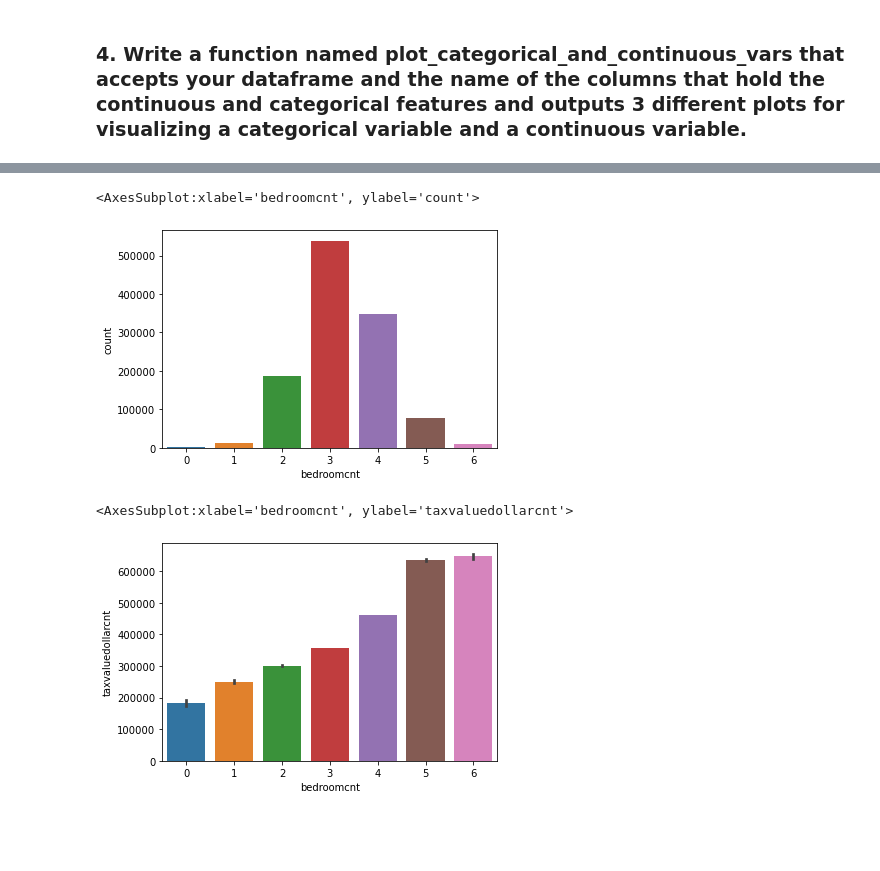
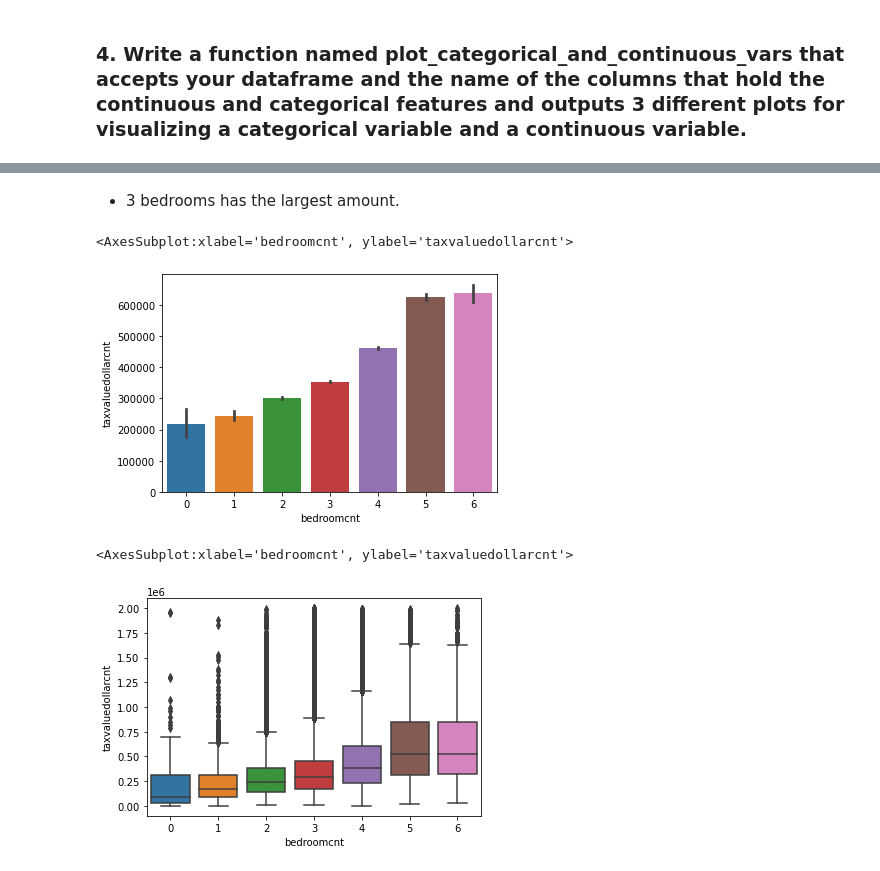
Before and after one commit to Chenchen070/regression, a Jupyter notebook: exploration_exercises.ipynb, the cells around one changed output, grey strips where cells are left out. Cells and saved outputs as stored; diff of their text form; code cells hidden in the pictures; blank space fills up the shorter version.

```diff
--- a/exploration_exercises.ipynb
+++ b/exploration_exercises.ipynb
@@ -86,5 +95,7 @@ continuous_vars = ['calculatedfinishedsquarefeet', 'taxvaluedollarcnt', 'taxamou
+# %% [markdown]
+* 3 bedrooms has the largest amount.
 # %%
-sns.countplot(data = train, x ='bedroomcnt')
+sns.barplot(data = train.sample(100000, random_state=123), x ='bedroomcnt', y = 'taxvaluedollarcnt')
 # %% [output]
-<AxesSubplot:xlabel='bedroomcnt', ylabel='count'>
+<AxesSubplot:xlabel='bedroomcnt', ylabel='taxvaluedollarcnt'>
-[figure, old version]
+[figure, new version]
@@ -91,5 +104,5 @@ sns.countplot(data = train, x ='bedroomcnt')
 # %%
-sns.barplot(data = train, x ='bedroomcnt', y = 'taxvaluedollarcnt')
+sns.boxplot(data = train.sample(100000, random_state=123), x ='bedroomcnt', y = 'taxvaluedollarcnt')
 # %% [output]
 <AxesSubplot:xlabel='bedroomcnt', ylabel='taxvaluedollarcnt'>
-[figure, old version]
+[figure, new version]
```
Also changed, not shown: parts of 30 cells of this notebook.
